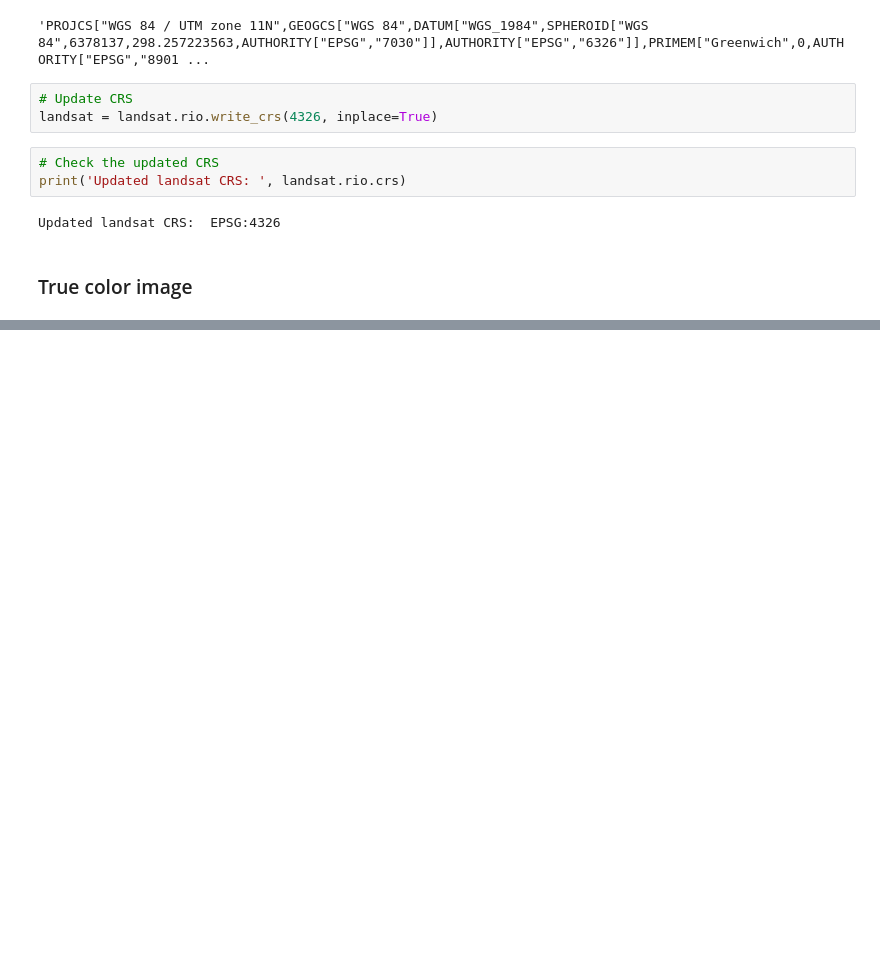
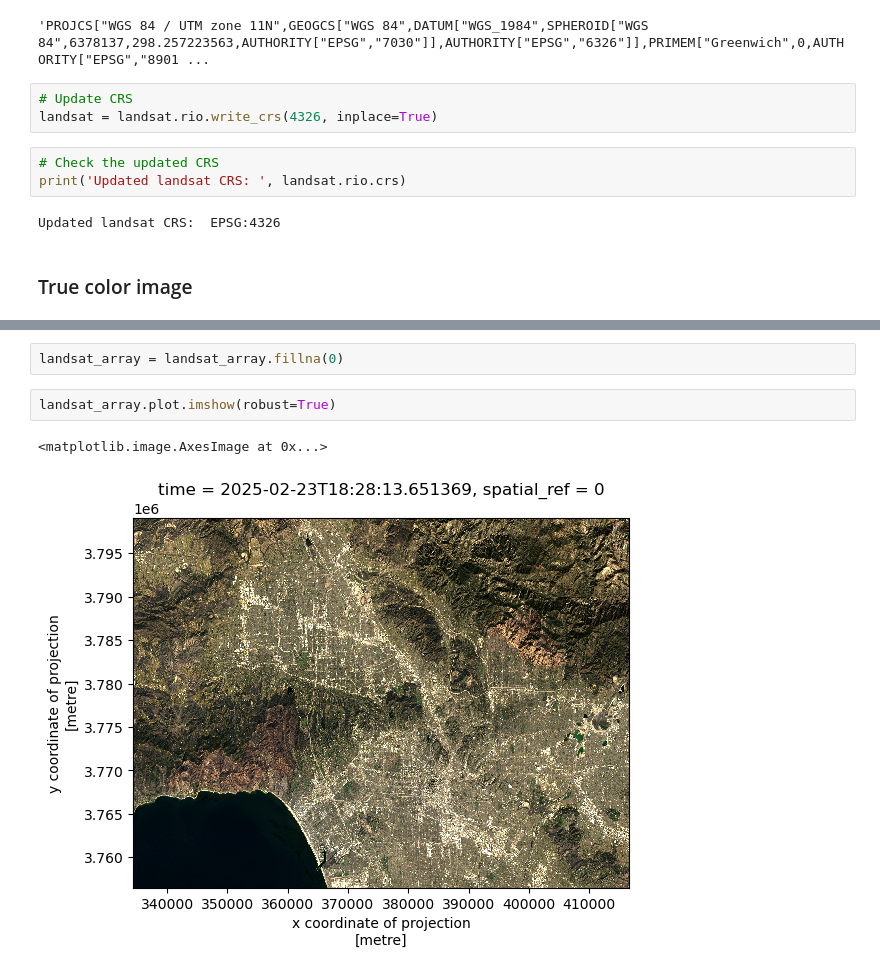
Before and after one commit to michaeladennis/eds220-hwk4, a Jupyter notebook: hwk4-task2-false-color-Dennis.ipynb, the cells around one changed output, grey strips where cells are left out. Saved outputs shown, nothing was run; the diff lists cells and outputs as text; blank space fills up the shorter version.

```diff
--- a/hwk4-task2-false-color-Dennis.ipynb
+++ b/hwk4-task2-false-color-Dennis.ipynb
@@ -139,0 +161,7 @@ Updated landsat CRS:  EPSG:4326
+# %%
+landsat_array = landsat_array.fillna(0)
+# %%
+landsat_array.plot.imshow(robust=True)
+# %% [output]
+<matplotlib.image.AxesImage at 0x...>
+[figure, added]
```
Also changed, not shown: parts of 8 cells of this notebook.
